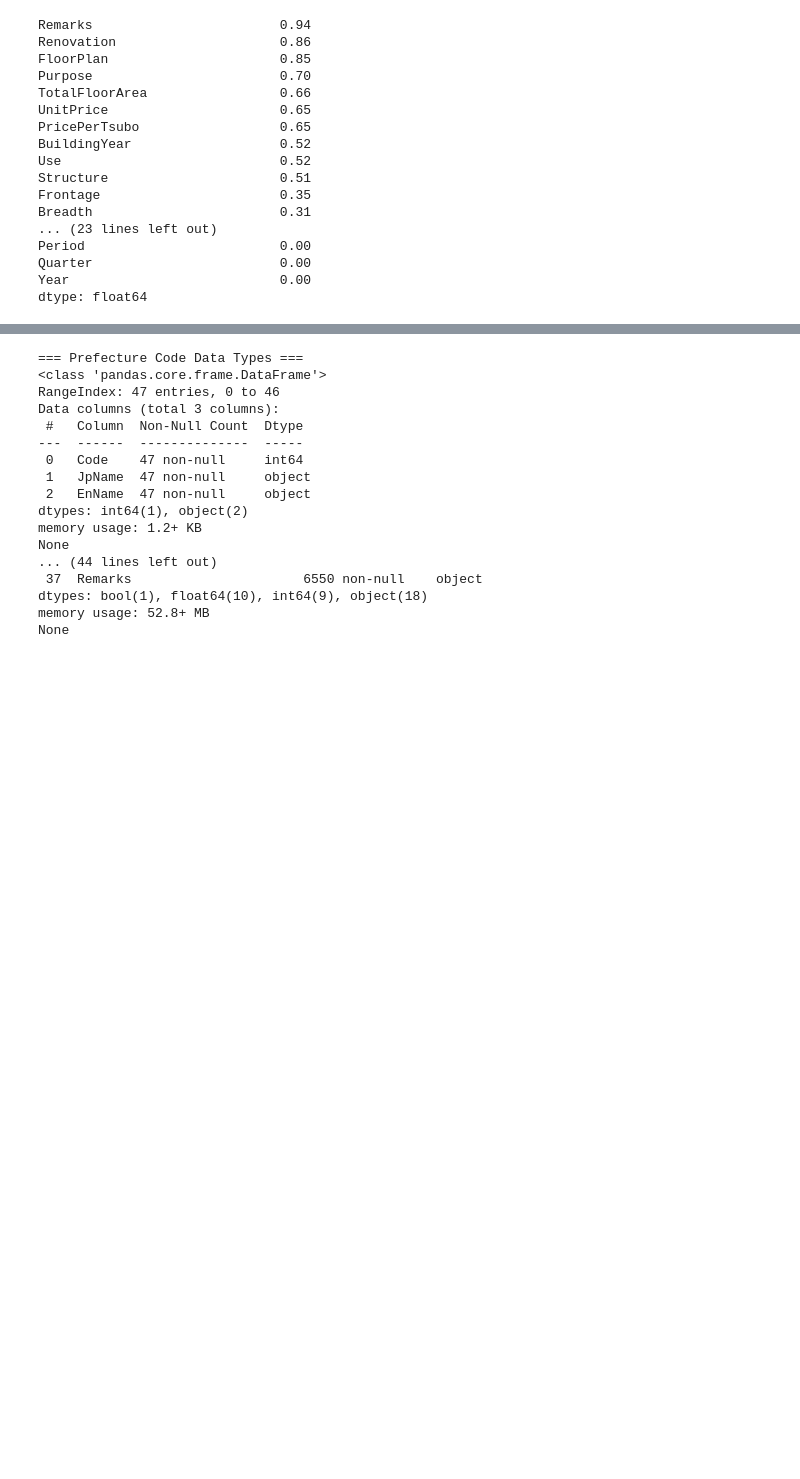
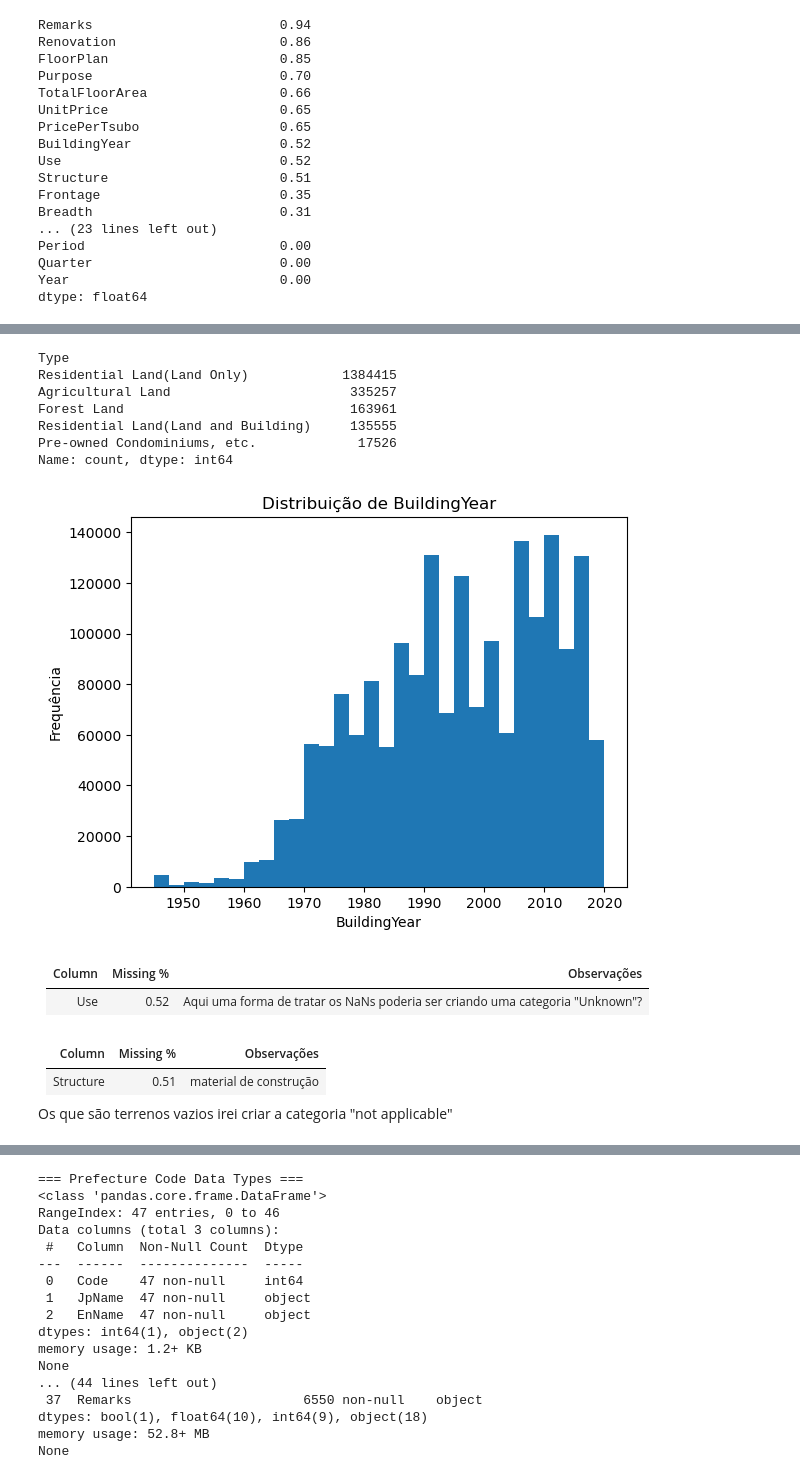
Before and after one commit to jualmac/Japan-Real-Estate-Prices, a Jupyter notebook: notebooks/house_prices_teste.ipynb, the cells around one changed output, grey strips where cells are left out. Cells and saved outputs as stored; diff of their text form; code cells hidden in the pictures; blank space fills up the shorter version.

```diff
--- a/notebooks/house_prices_teste.ipynb
+++ b/notebooks/house_prices_teste.ipynb
@@ -229,0 +380,6 @@ dtype: float64
+# %%
+# aplicando a nova regra
+df_all.loc[df_all['Type'].isin(land_types), 'FloorPlan'] = 'Not Applicable'
+
+# conferindo o resultado
+df_all.loc[df_all['FloorPlan'].isna(), 'Type'].value_counts()
@@ -229,0 +406,3 @@ dtype: float64
+# %%
+df_all = df_all.drop('UnitPrice', axis=1)
+df_all = df_all.drop('PricePerTsubo', axis=1)
@@ -229,0 +415,28 @@ dtype: float64
+# %%
+print(df_all.loc[df_all['BuildingYear'].isna(), ['Type']].value_counts() )
+
+plt.hist(df_buildings['BuildingYear'].dropna(), bins=30)
+
+plt.xlabel('BuildingYear')
+plt.ylabel('Frequência')
+plt.title('Distribuição de BuildingYear')
+plt.show()
+# %% [output]
+Type
+Residential Land(Land Only)            1384415
+Agricultural Land                       335257
+Forest Land                             163961
+Residential Land(Land and Building)     135555
+Pre-owned Condominiums, etc.             17526
+Name: count, dtype: int64
+[figure, added]
+# %% [markdown]
+| Column             | Missing % | Observações |
+|--------------------|----------|-------------|
+| Use                | 0.52     | Aqui uma forma de tratar os NaNs poderia ser criando uma categoria "Unknown"? |
+# %% [markdown]
+| Column             | Missing % | Observações |
+|--------------------|----------|-------------|
+| Structure          | 0.51     | material de construção |
+
+Os que são terrenos vazios irei criar a categoria "not applicable"
```
Also changed, not shown: parts of 55 cells of this notebook.
